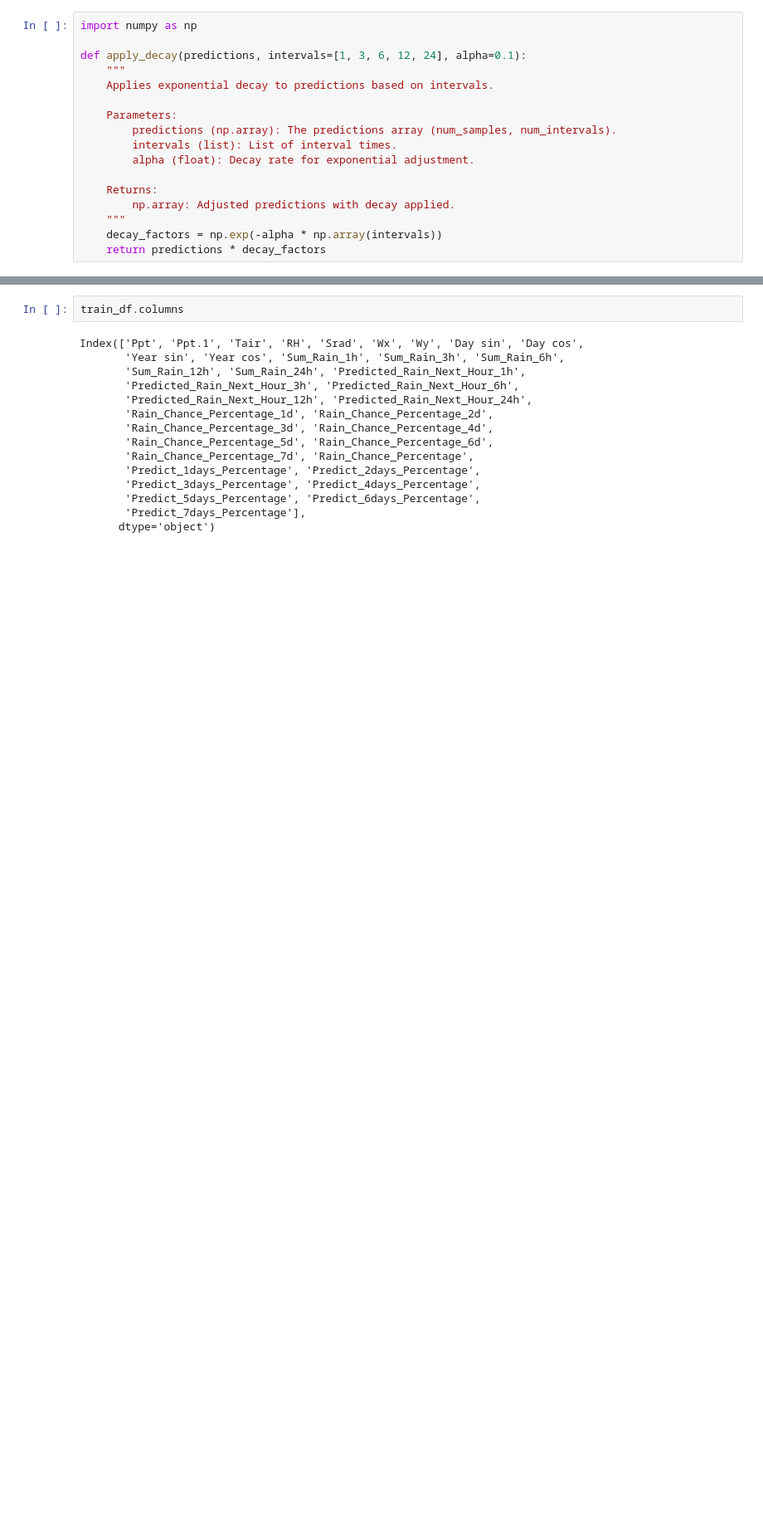
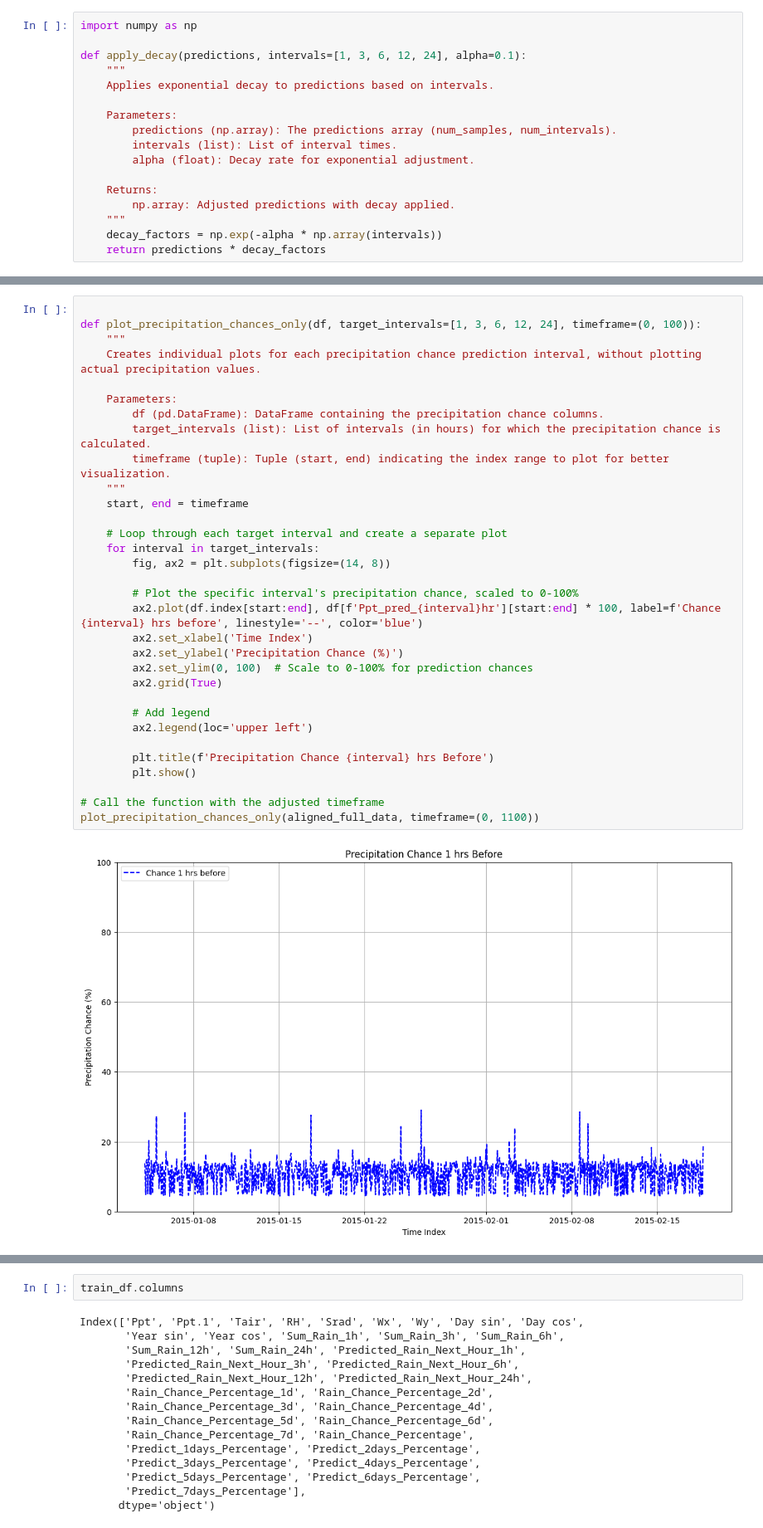
Before and after one commit to kiat/tx-soil-moisture, a Jupyter notebook: Precipitation-Percentage-Forecasting/linear_regression_prediction.ipynb, the cells around one changed output, grey strips where cells are left out. Shown at 83% size. Drawn from its saved outputs; the diff is of its cells as text; blank space fills up the shorter version.

```diff
--- a/Precipitation-Percentage-Forecasting/linear_regression_prediction.ipynb
+++ b/Precipitation-Percentage-Forecasting/linear_regression_prediction.ipynb
@@ -247,0 +259,34 @@ plot_precipitation_chances(aligned_full_data, timeframe=(0, 1100))
+# %%
+
+def plot_precipitation_chances_only(df, target_intervals=[1, 3, 6, 12, 24], timeframe=(0, 100)):
+    """
+    Creates individual plots for each precipitation chance prediction interval, without plotting actual precipitation values.
+
+    Parameters:
+        df (pd.DataFrame): DataFrame containing the precipitation chance columns.
+        target_intervals (list): List of intervals (in hours) for which the precipitation chance is calculated.
+        timeframe (tuple): Tuple (start, end) indicating the index range to plot for better visualization.
+    """
+    start, end = timeframe
+
+    # Loop through each target interval and create a separate plot
+    for interval in target_intervals:
+        fig, ax2 = plt.subplots(figsize=(14, 8))
+
+        # Plot the specific interval's precipitation chance, scaled to 0-100%
+        ax2.plot(df.index[start:end], df[f'Ppt_pred_{interval}hr'][start:end] * 100, label=f'Chance {interval} hrs before', linestyle='--', color='blue')
+        ax2.set_xlabel('Time Index')
+        ax2.set_ylabel('Precipitation Chance (%)')
+        ax2.set_ylim(0, 100)  # Scale to 0-100% for prediction chances
+        ax2.grid(True)
+
+        # Add legend
+        ax2.legend(loc='upper left')
+
+        plt.title(f'Precipitation Chance {interval} hrs Before')
+        plt.show()
+
+# Call the function with the adjusted timeframe
+plot_precipitation_chances_only(aligned_full_data, timeframe=(0, 1100))
+# %% [output]
+[figure, added]
```
Also changed, not shown: parts of 9 cells of this notebook, 5 other files.
